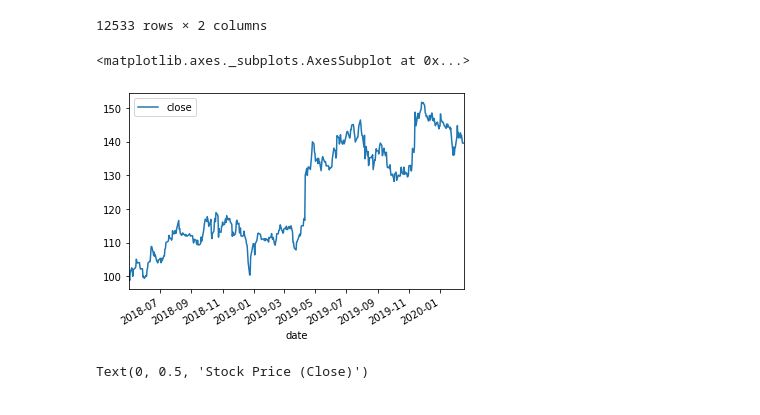
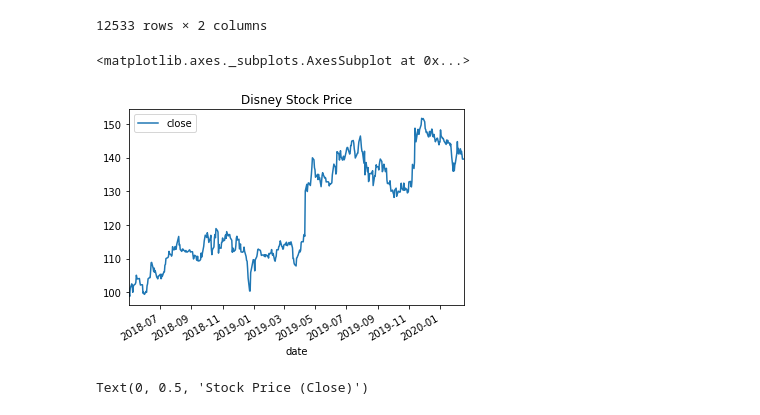
Before and after one commit to akibo1997/Disney-Stock-Data, a Jupyter notebook: Disney-vs-Robinhood/Disney-vs-Robinhood.ipynb, the cells around one changed output. Drawn from its saved outputs; the diff is of its cells as text; code cells hidden in the pictures.

```diff
--- a/Disney-vs-Robinhood/Disney-vs-Robinhood.ipynb
+++ b/Disney-vs-Robinhood/Disney-vs-Robinhood.ipynb
@@ -83,18 +83,18 @@ Disney_cleaned_short
 # %%
 # Create shortened dataframe
 disney_df = disney_df[["date","close"]]
 
 # Convert columns to correct format and index disney data
 disney_df["date"] = pd.to_datetime(disney_df["date"])
 disney_df["close"] = pd.to_numeric(disney_df["close"])
 fixed_disney = disney_df.set_index("date")
 
 # Selected a shortened range in order to match data to robinhood dates
 fixed_disney2=fixed_disney[88:-11976]
-fixed_disney2.plot()
+fixed_disney2.plot(title='Disney Stock Price')
 # %% [output]
 <matplotlib.axes._subplots.AxesSubplot at 0x...>
-[figure, old version]
+[figure, new version]
 # %%
 # Plot both on the same chart with a title and secondary axis
 
```
Also changed, not shown: parts of 1 cell of this notebook.
